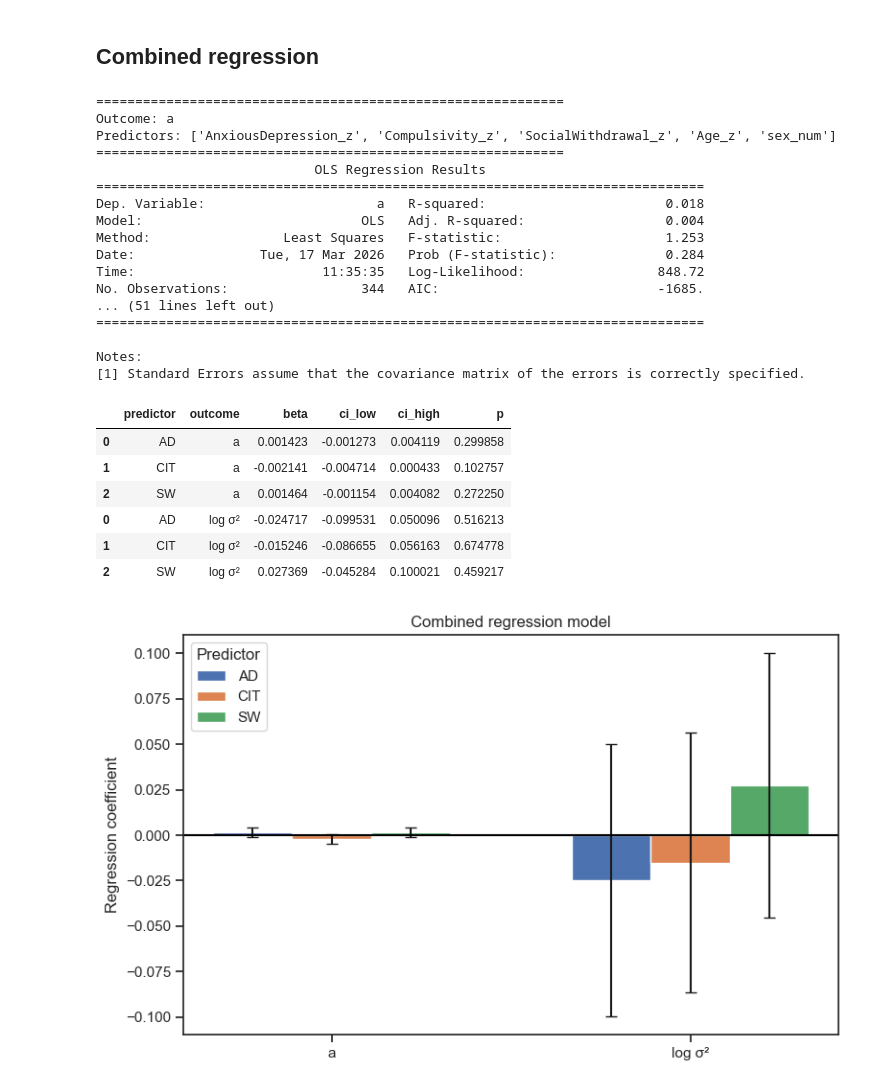
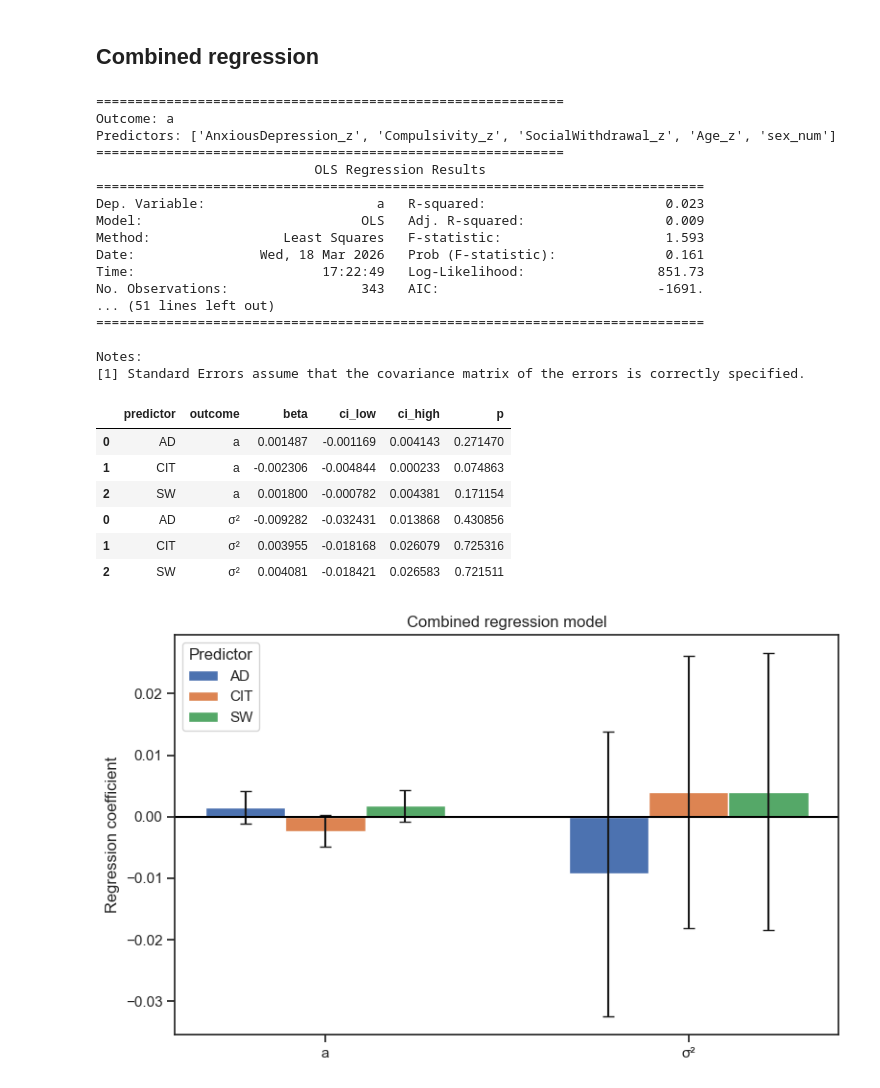
Before and after one commit to davidejongheTheoryandResearch/simulationsHmfc, a Jupyter notebook: Hmfc_on_symptomdata.ipynb, the cells around one changed output. Cells and saved outputs as stored; diff of their text form; code cells hidden in the pictures.

```diff
--- a/Hmfc_on_symptomdata.ipynb
+++ b/Hmfc_on_symptomdata.ipynb
@@ -238,12 +241,12 @@ for i, (tert, label) in enumerate(dimensions):
     sns.barplot(
         data=df_tert,
         x=tert,
-        y="log_sigmasq",
+        y="sigmasq",
         order=["low", "mid", "high"],
         errorbar=("ci", 68),
         ax=axes[i, 1]
     )
-    axes[i, 1].set_title(f"{label} → log σ²")
+    axes[i, 1].set_title(f"{label} → σ²")
     axes[i, 1].set_xlabel("")
     axes[i, 1].set_ylabel("Mean value")
 
@@ -309,14 +312,14 @@ for pred in predictors_all:
 
     m_s = run_regression(
         df_reg,
-        outcome="log_sigmasq",
+        outcome="sigmasq",
         predictors=[pred],
         add_age=True,
         add_sex=True
     )
 
     single_models[(pred, "a")] = m_a
-    single_models[(pred, "log_sigmasq")] = m_s
+    single_models[(pred, "sigmasq")] = m_s
 # %% [output]
 ============================================================
 Outcome: a
@@ -450,7 +453,7 @@ model_a_combined = run_regression(
 
 model_s_combined = run_regression(
     df_reg,
-    outcome="log_sigmasq",
+    outcome="sigmasq",
     predictors=predictors_all,
     add_age=True,
     add_sex=True
@@ -462,12 +465,12 @@ Predictors: ['AnxiousDepression_z', 'Compulsivity_z', 'SocialWithdrawal_z', 'Age
 ============================================================
                             OLS Regression Results
 ==============================================================================
-Dep. Variable:                      a   R-squared:                       0.018
-Model:                            OLS   Adj. R-squared:                  0.004
-Method:                 Least Squares   F-statistic:                     1.253
-Date:                Tue, 17 Mar 2026   Prob (F-statistic):              0.284
-Time:                        11:35:35   Log-Likelihood:                 848.72
-No. Observations:                 344   AIC:                            -1685.
+Dep. Variable:                      a   R-squared:                       0.023
+Model:                            OLS   Adj. R-squared:                  0.009
+Method:                 Least Squares   F-statistic:                     1.593
+Date:                Wed, 18 Mar 2026   Prob (F-statistic):              0.161
+Time:                        17:22:49   Log-Likelihood:                 851.73
+No. Observations:                 343   AIC:                            -1691.
 ... (51 lines left out)
 ==============================================================================
 
@@ -501,22 +504,22 @@ def extract_combined_results(model, outcome):
 combined_plot_df = pd.concat([
 
     extract_combined_results(model_a_combined,"a"),
-    extract_combined_results(model_s_combined,"log σ²")
+    extract_combined_results(model_s_combined,"σ²")
 
 ])
 
 combined_plot_df
 # %% [output]
 |  | predictor | outcome | beta | ci_low | ci_high | p |
-| 0 | AD | a | 0.001423 | -0.001273 | 0.004119 | 0.299858 |
-| 1 | CIT | a | -0.002141 | -0.004714 | 0.000433 | 0.102757 |
-| 2 | SW | a | 0.001464 | -0.001154 | 0.004082 | 0.272250 |
-| 0 | AD | log σ² | -0.024717 | -0.099531 | 0.050096 | 0.516213 |
-| 1 | CIT | log σ² | -0.015246 | -0.086655 | 0.056163 | 0.674778 |
-| 2 | SW | log σ² | 0.027369 | -0.045284 | 0.100021 | 0.459217 |
+| 0 | AD | a | 0.001487 | -0.001169 | 0.004143 | 0.271470 |
+| 1 | CIT | a | -0.002306 | -0.004844 | 0.000233 | 0.074863 |
+| 2 | SW | a | 0.001800 | -0.000782 | 0.004381 | 0.171154 |
+| 0 | AD | σ² | -0.009282 | -0.032431 | 0.013868 | 0.430856 |
+| 1 | CIT | σ² | 0.003955 | -0.018168 | 0.026079 | 0.725316 |
+| 2 | SW | σ² | 0.004081 | -0.018421 | 0.026583 | 0.721511 |
 # %%
 predictors = ["AD","CIT","SW"]
-outcomes = ["a","log σ²"]
+outcomes = ["a","σ²"]
 
 x = np.arange(len(outcomes))
 width = 0.22
@@ -543,31 +546,31 @@ for i,pred in enumerate(predictors):
         capsize=4,
         label=pred
     )
 
     for j,row in sub.iterrows():
 
         if row["p"] < 0.05:
 
             ax.text(
                 x[j]+offsets[i],
                 row["ci_low"]-0.03,
                 "*",
                 ha="center",
                 va="top",
                 fontsize=16
             )
 
 ax.axhline(0,color="black")
 
 ax.set_xticks(x)
 ax.set_xticklabels(outcomes)
 
 ax.set_ylabel("Regression coefficient")
 ax.set_title("Combined regression model")
 
 ax.legend(title="Predictor")
 
 plt.tight_layout()
 plt.show()
 # %% [output]
-[figure, old version]
+[figure, new version]
```
Also changed, not shown: parts of 9 cells of this notebook, 4 other files.
